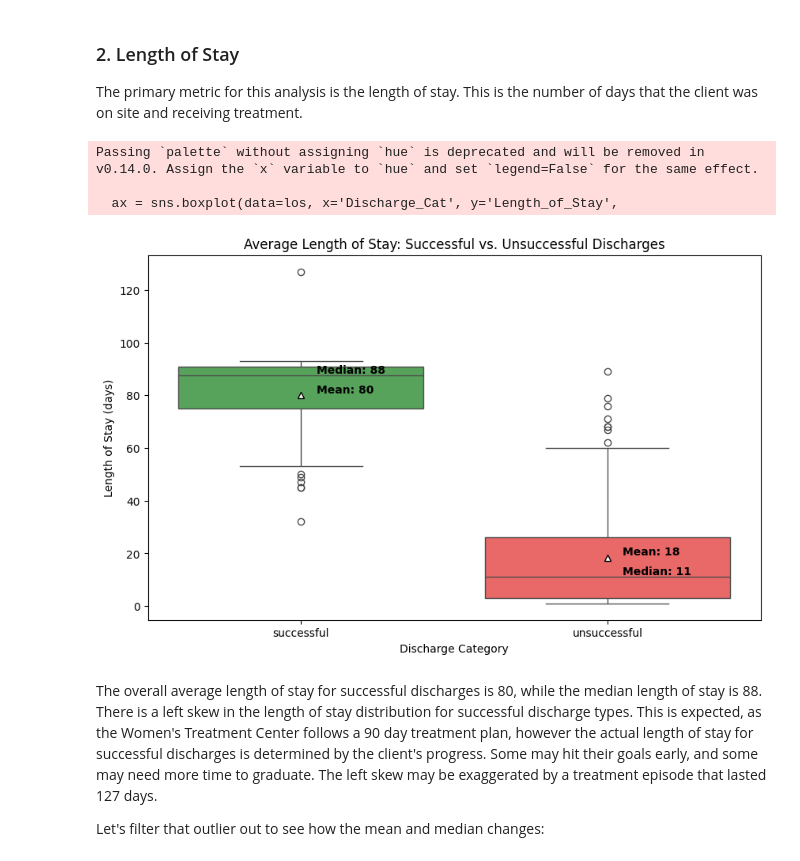
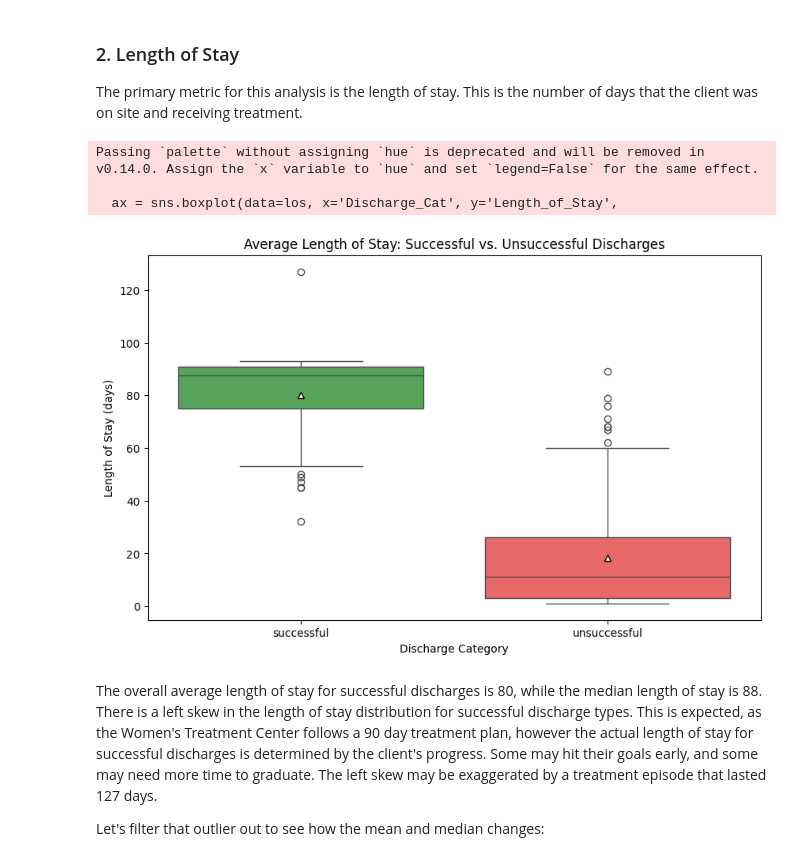
Before and after one commit to tessa-n05/Residential-SUD-Discharge-Analysis, a Jupyter notebook: Discharge_Hypothesis_project.ipynb, the cells around one changed output. Drawn from its saved outputs; the diff is of its cells as text; code cells hidden in the pictures.

```diff
--- a/Discharge_Hypothesis_project.ipynb
+++ b/Discharge_Hypothesis_project.ipynb
@@ -211,39 +206,27 @@ The primary metric for this analysis is the length of stay. This is the number o
 # %%
 #average length of stay before for successful vs unsuccessful discharges
 stats_df2 = los.groupby('Discharge_Cat')['Length_of_Stay'].agg(['mean', 'median'])
 
 my_palette2 = ['#4CAF50', '#FF5252']
 
 plt.figure(figsize=(10, 6))
 
 ax = sns.boxplot(data=los, x='Discharge_Cat', y='Length_of_Stay',
                  showmeans=True,
                  meanprops={"marker":"^", "markerfacecolor":"white", "markeredgecolor":"black"},
                  palette=my_palette2)
 
 plt.title('Average Length of Stay: Successful vs. Unsuccessful Discharges')
 plt.xlabel('Discharge Category')
 plt.ylabel('Length of Stay (days)')
 
-# Loop through each period to add the text labels
-for i, type in enumerate(stats_df2.index):
-    mean_val = stats_df2.loc[type, 'mean']
-    median_val = stats_df2.loc[type, 'median']
-
-    # Add Median text label (slightly offset to the right of the center line)
-    ax.text(i + 0.05, median_val, f'Median: {median_val:.0f}',
-            color='black', weight='semibold', verticalalignment='bottom')
-
-    # Add Mean text label (slightly offset to the right of the triangle marker)
-    ax.text(i + 0.05, mean_val, f'Mean: {mean_val:.0f}',
-            color='black', weight='semibold', verticalalignment='bottom')
 
 plt.show()
 # %% [output]
 Passing `palette` without assigning `hue` is deprecated and will be removed in v0.14.0. Assign the `x` variable to `hue` and set `legend=False` for the same effect.
 
   ax = sns.boxplot(data=los, x='Discharge_Cat', y='Length_of_Stay',
-[figure, old version]
+[figure, new version]
 # %% [markdown]
 The overall average length of stay for successful discharges is 80, while the median length of stay is 88. There is a left skew in the length of stay distribution for successful discharge types. This is expected, as the Women's Treatment Center follows a 90 day treatment plan, however the actual length of stay for successful discharges is determined by the client's progress. Some may hit their goals early, and some may need more time to graduate. The left skew may be exaggerated by a treatment episode that lasted 127 days.
 
```
Also changed, not shown: parts of 3 cells of this notebook, 2 other files.
